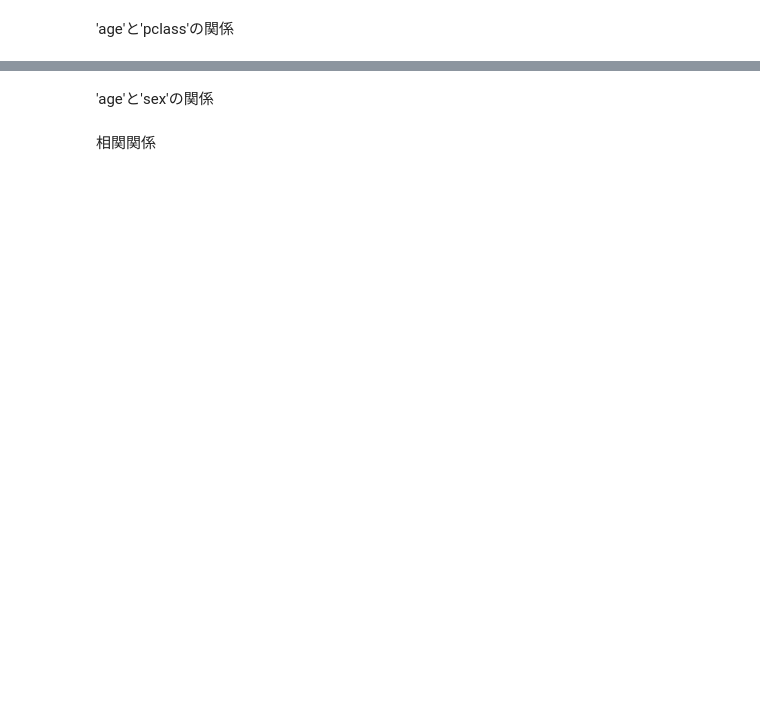
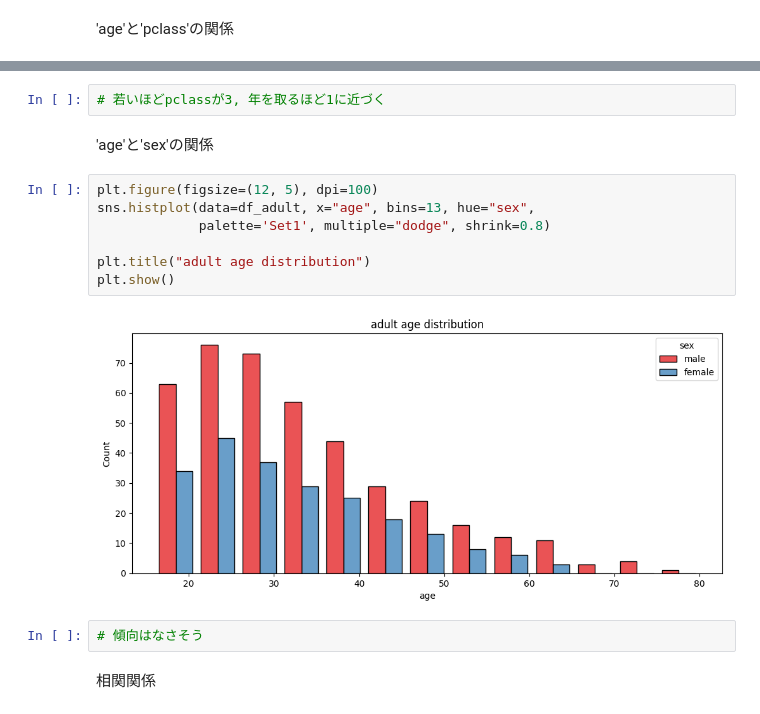
Before and after one commit to arata234/DataScience, a Jupyter notebook: pandas_practice/4_Categolical_plot.ipynb, the cells around one changed output, grey strips where cells are left out. Saved outputs shown, nothing was run; the diff lists cells and outputs as text; blank space fills up the shorter version.

```diff
--- a/pandas_practice/4_Categolical_plot.ipynb
+++ b/pandas_practice/4_Categolical_plot.ipynb
@@ -250,4 +393,17 @@ df.groupby("deck")["survived"].describe()
+# %%
+# 若いほどpclassが3, 年を取るほど1に近づく
 # %% [markdown]
 'age'と'sex'の関係
+# %%
+plt.figure(figsize=(12, 5), dpi=100)
+sns.histplot(data=df_adult, x="age", bins=13, hue="sex",
+             palette='Set1', multiple="dodge", shrink=0.8)
+
+plt.title("adult age distribution")
+plt.show()
+# %% [output]
+[figure, added]
+# %%
+# 傾向はなさそう
 # %% [markdown]
 相関関係
```
Also changed, not shown: parts of 35 cells of this notebook.
